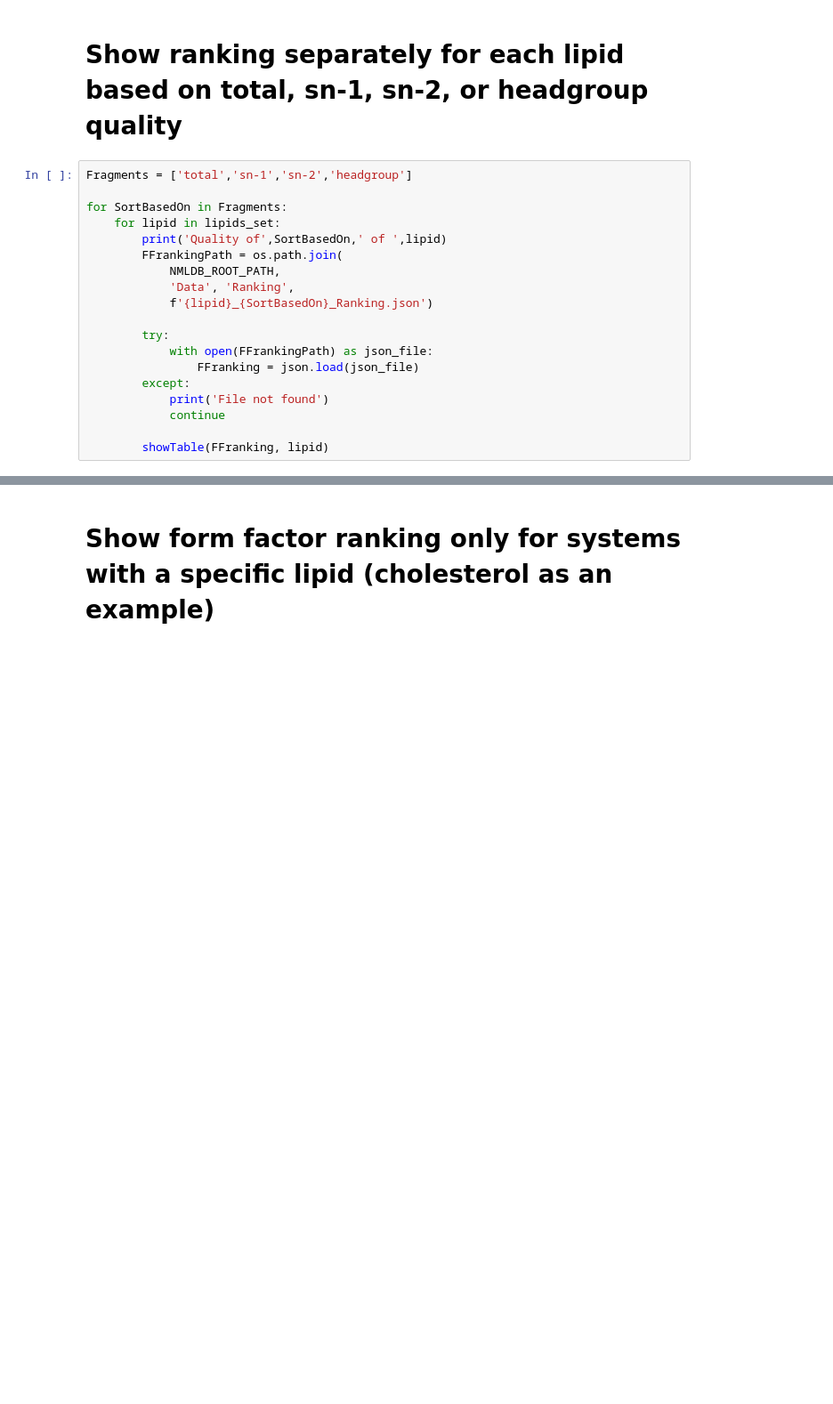
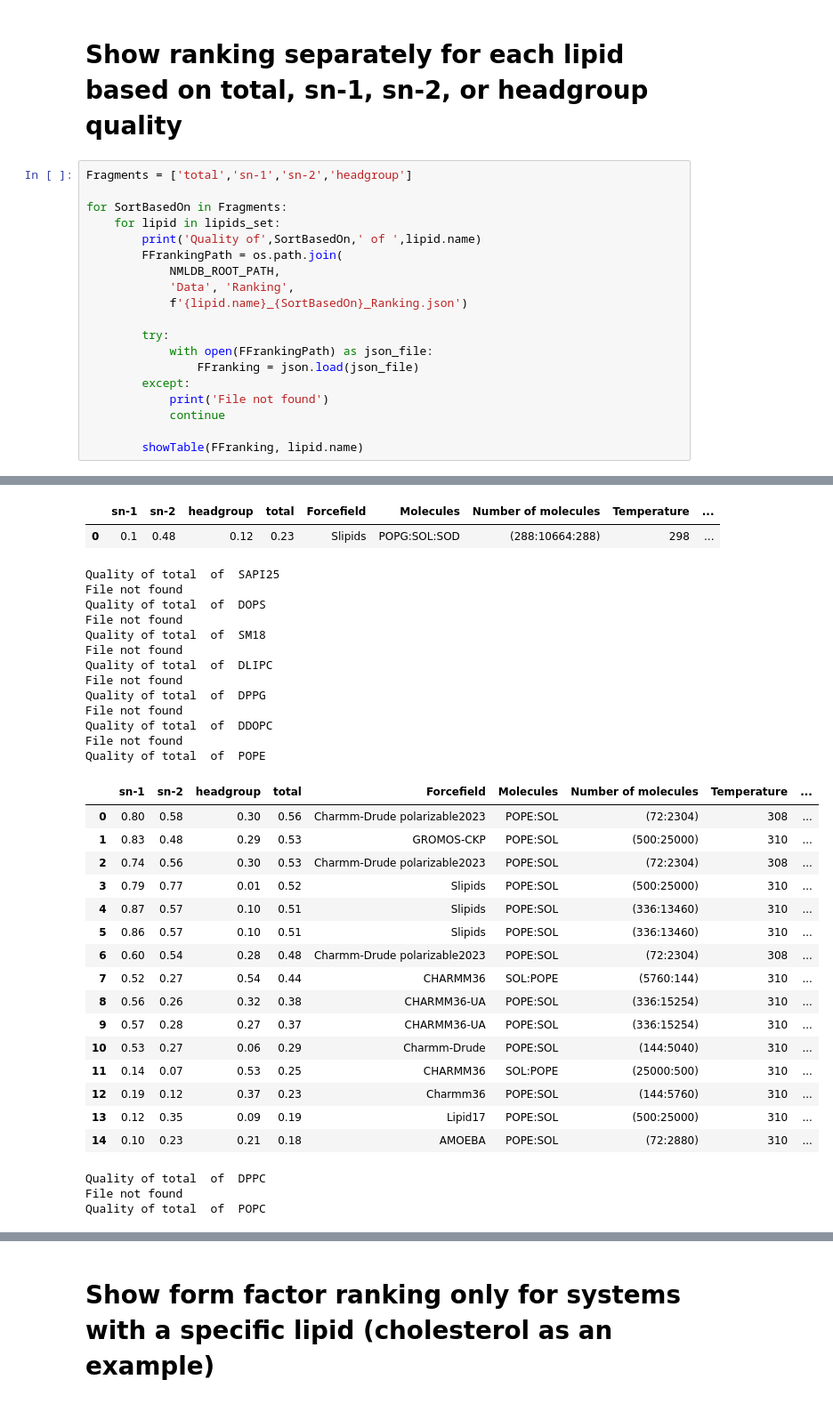
Before and after one commit to NMRLipids/databank-template, a Jupyter notebook: scripts/plotQuality.ipynb, the cells around one changed output, grey strips where cells are left out. Shown at 89% size. Drawn from its saved outputs; the diff is of its cells as text; blank space fills up the shorter version.

```diff
--- a/scripts/plotQuality.ipynb
+++ b/scripts/plotQuality.ipynb
@@ -109,11 +109,11 @@ Fragments = ['total','sn-1','sn-2','headgroup']
 
 for SortBasedOn in Fragments:
     for lipid in lipids_set:
-        print('Quality of',SortBasedOn,' of ',lipid)
+        print('Quality of',SortBasedOn,' of ',lipid.name)
         FFrankingPath = os.path.join(
             NMLDB_ROOT_PATH,
             'Data', 'Ranking',
-            f'{lipid}_{SortBasedOn}_Ranking.json')
+            f'{lipid.name}_{SortBasedOn}_Ranking.json')
 
         try:
             with open(FFrankingPath) as json_file:
@@ -122,5 +122,5 @@ for SortBasedOn in Fragments:
             print('File not found')
             continue
 
-        showTable(FFranking, lipid)
+        showTable(FFranking, lipid.name)
 # %% [output]
@@ -143,0 +155,34 @@ File not found
+|  | sn-1 | sn-2 | headgroup | total | Forcefield | Molecules | Number of molecules | Temperature | ... |
+| 0 | 0.1 | 0.48 | 0.12 | 0.23 | Slipids | POPG:SOL:SOD | (288:10664:288) | 298 | ... |
+Quality of total  of  SAPI25
+File not found
+Quality of total  of  DOPS
+File not found
+Quality of total  of  SM18
+File not found
+Quality of total  of  DLIPC
+File not found
+Quality of total  of  DPPG
+File not found
+Quality of total  of  DDOPC
+File not found
+Quality of total  of  POPE
+|  | sn-1 | sn-2 | headgroup | total | Forcefield | Molecules | Number of molecules | Temperature | ... |
+| 0 | 0.80 | 0.58 | 0.30 | 0.56 | Charmm-Drude polarizable2023 | POPE:SOL | (72:2304) | 308 | ... |
+| 1 | 0.83 | 0.48 | 0.29 | 0.53 | GROMOS-CKP | POPE:SOL | (500:25000) | 310 | ... |
+| 2 | 0.74 | 0.56 | 0.30 | 0.53 | Charmm-Drude polarizable2023 | POPE:SOL | (72:2304) | 308 | ... |
+| 3 | 0.79 | 0.77 | 0.01 | 0.52 | Slipids | POPE:SOL | (500:25000) | 310 | ... |
+| 4 | 0.87 | 0.57 | 0.10 | 0.51 | Slipids | POPE:SOL | (336:13460) | 310 | ... |
+| 5 | 0.86 | 0.57 | 0.10 | 0.51 | Slipids | POPE:SOL | (336:13460) | 310 | ... |
+| 6 | 0.60 | 0.54 | 0.28 | 0.48 | Charmm-Drude polarizable2023 | POPE:SOL | (72:2304) | 308 | ... |
+| 7 | 0.52 | 0.27 | 0.54 | 0.44 | CHARMM36 | SOL:POPE | (5760:144) | 310 | ... |
+| 8 | 0.56 | 0.26 | 0.32 | 0.38 | CHARMM36-UA | POPE:SOL | (336:15254) | 310 | ... |
+| 9 | 0.57 | 0.28 | 0.27 | 0.37 | CHARMM36-UA | POPE:SOL | (336:15254) | 310 | ... |
+| 10 | 0.53 | 0.27 | 0.06 | 0.29 | Charmm-Drude | POPE:SOL | (144:5040) | 310 | ... |
+| 11 | 0.14 | 0.07 | 0.53 | 0.25 | CHARMM36 | SOL:POPE | (25000:500) | 310 | ... |
+| 12 | 0.19 | 0.12 | 0.37 | 0.23 | Charmm36 | POPE:SOL | (144:5760) | 310 | ... |
+| 13 | 0.12 | 0.35 | 0.09 | 0.19 | Lipid17 | POPE:SOL | (500:25000) | 310 | ... |
+| 14 | 0.10 | 0.23 | 0.21 | 0.18 | AMOEBA | POPE:SOL | (72:2880) | 310 | ... |
+Quality of total  of  DPPC
+File not found
+Quality of total  of  POPC
```
Also changed, not shown: parts of 2 cells of this notebook, 3 other files.
